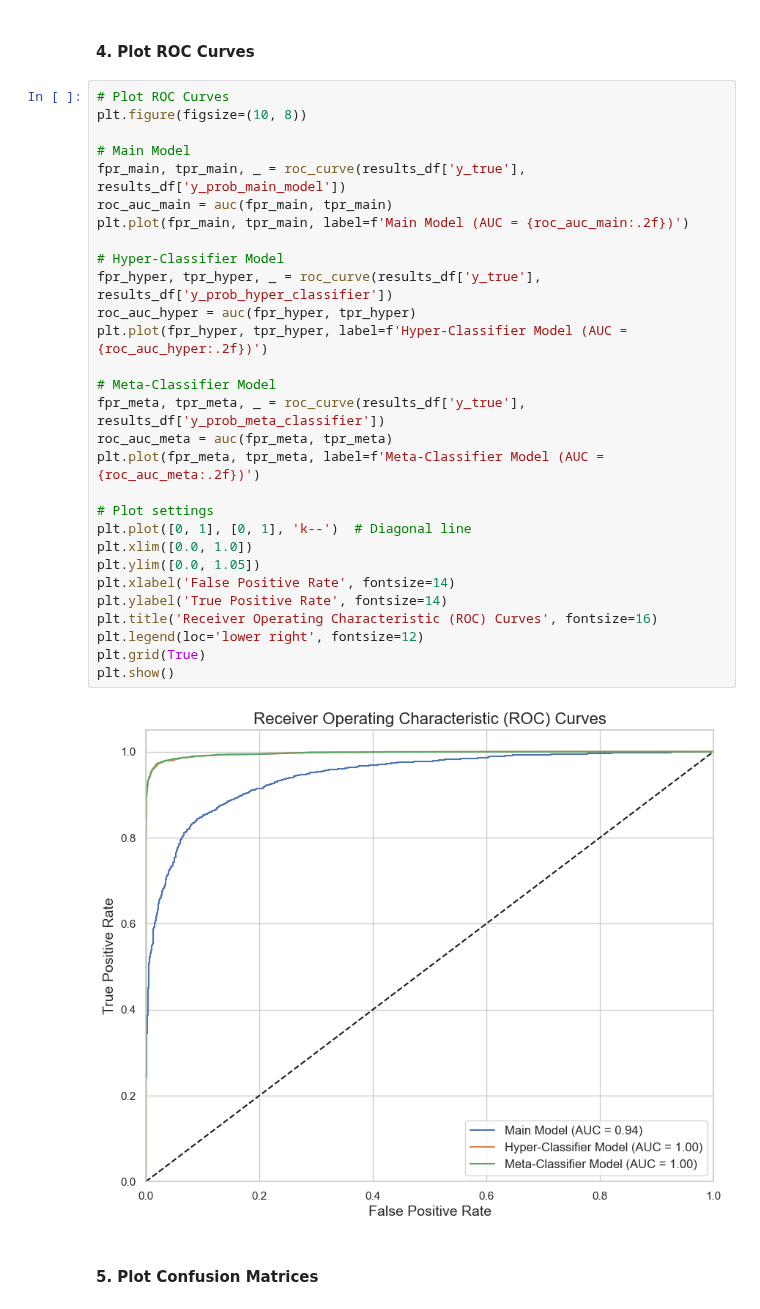
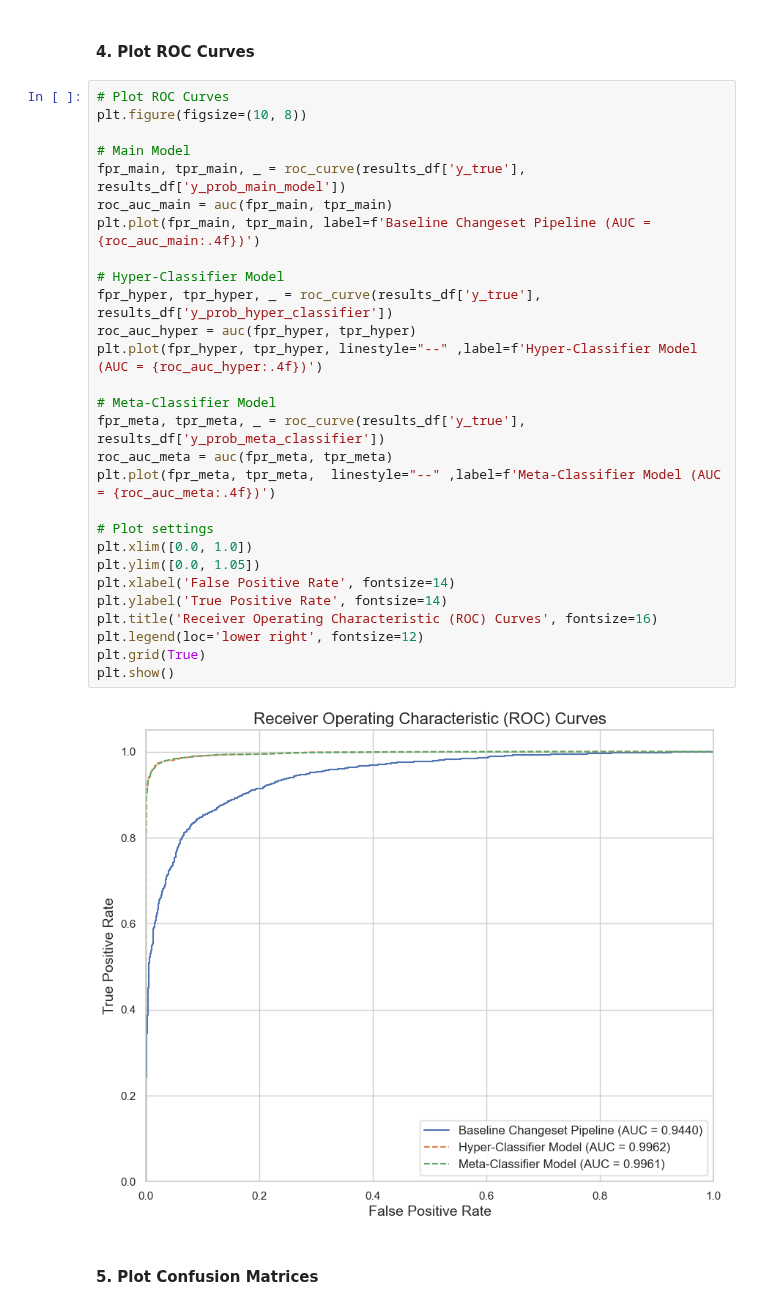
Before and after one commit to rspseshasai/vandalism_detection_osm, a Jupyter notebook: notebooks/visualization_and_analysis_changeset_data.ipynb, the cells around one changed output. Cells and saved outputs as stored; diff of their text form.

```diff
--- a/notebooks/visualization_and_analysis_changeset_data.ipynb
+++ b/notebooks/visualization_and_analysis_changeset_data.ipynb
@@ -477,34 +479,33 @@ Performance Metrics:
 # %%
 # Plot ROC Curves
 plt.figure(figsize=(10, 8))
 
 # Main Model
 fpr_main, tpr_main, _ = roc_curve(results_df['y_true'], results_df['y_prob_main_model'])
 roc_auc_main = auc(fpr_main, tpr_main)
-plt.plot(fpr_main, tpr_main, label=f'Main Model (AUC = {roc_auc_main:.2f})')
+plt.plot(fpr_main, tpr_main, label=f'Baseline Changeset Pipeline (AUC = {roc_auc_main:.4f})')
 
 # Hyper-Classifier Model
 fpr_hyper, tpr_hyper, _ = roc_curve(results_df['y_true'], results_df['y_prob_hyper_classifier'])
 roc_auc_hyper = auc(fpr_hyper, tpr_hyper)
-plt.plot(fpr_hyper, tpr_hyper, label=f'Hyper-Classifier Model (AUC = {roc_auc_hyper:.2f})')
+plt.plot(fpr_hyper, tpr_hyper, linestyle="--" ,label=f'Hyper-Classifier Model (AUC = {roc_auc_hyper:.4f})')
 
 # Meta-Classifier Model
 fpr_meta, tpr_meta, _ = roc_curve(results_df['y_true'], results_df['y_prob_meta_classifier'])
 roc_auc_meta = auc(fpr_meta, tpr_meta)
-plt.plot(fpr_meta, tpr_meta, label=f'Meta-Classifier Model (AUC = {roc_auc_meta:.2f})')
+plt.plot(fpr_meta, tpr_meta,  linestyle="--" ,label=f'Meta-Classifier Model (AUC = {roc_auc_meta:.4f})')
 
 # Plot settings
-plt.plot([0, 1], [0, 1], 'k--')  # Diagonal line
 plt.xlim([0.0, 1.0])
 plt.ylim([0.0, 1.05])
 plt.xlabel('False Positive Rate', fontsize=14)
 plt.ylabel('True Positive Rate', fontsize=14)
 plt.title('Receiver Operating Characteristic (ROC) Curves', fontsize=16)
 plt.legend(loc='lower right', fontsize=12)
 plt.grid(True)
 plt.show()
 # %% [output]
-[figure, old version]
+[figure, new version]
 # %% [markdown]
 #### 5. Plot Confusion Matrices
 # %%
```
Also changed, not shown: parts of 3 cells of this notebook, 10 other files.
